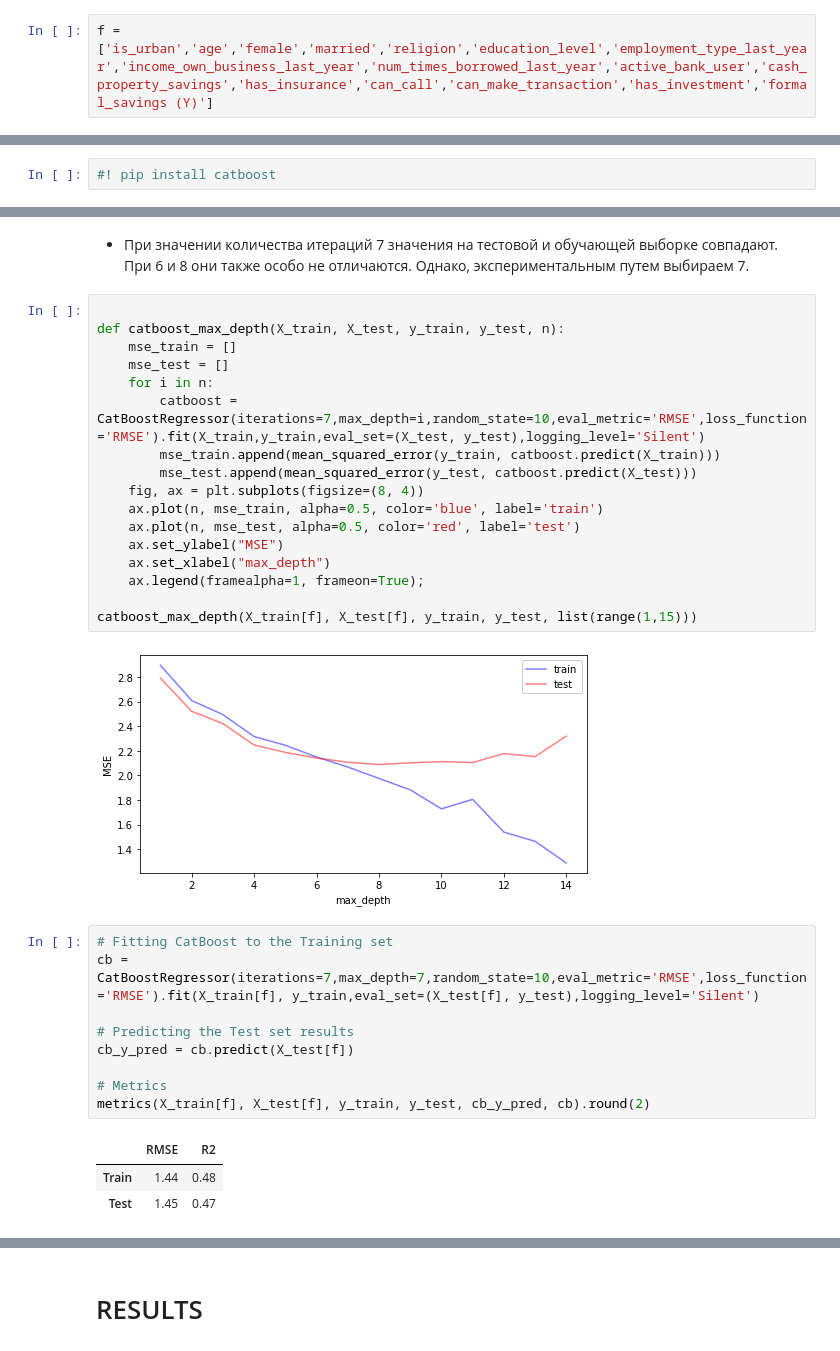
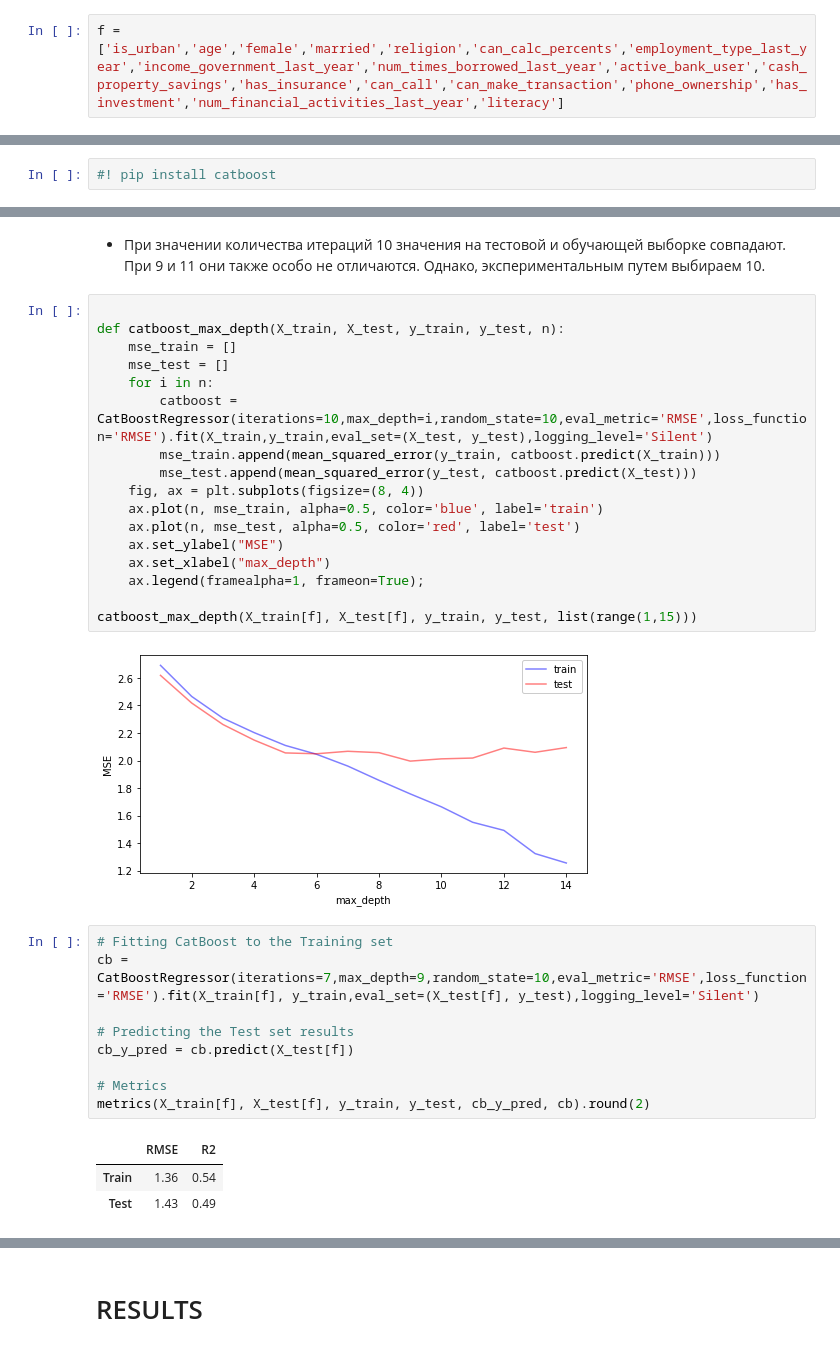
Before and after one commit to Danil181099/Python, a Jupyter notebook: tree_and_forest.ipynb, the cells around one changed output, grey strips where cells are left out. Saved outputs shown, nothing was run; the diff lists cells and outputs as text.

```diff
--- a/tree_and_forest.ipynb
+++ b/tree_and_forest.ipynb
@@ -28,7 +28,7 @@ def metrics(X_train, X_test, y_train, y_test, y_pred, model):
 # %% [markdown]
 * создана функция чтобы одновременно вычислять соответствующие метрики.
 # %%
-f = ['is_urban','age','female','married','religion','education_level','employment_type_last_year','income_own_business_last_year','num_times_borrowed_last_year','active_bank_user','cash_property_savings','has_insurance','can_call','can_make_transaction','has_investment','formal_savings (Y)']
+f = ['is_urban','age','female','married','religion','can_calc_percents','employment_type_last_year','income_government_last_year','num_times_borrowed_last_year','active_bank_user','cash_property_savings','has_insurance','can_call','can_make_transaction','phone_ownership','has_investment','num_financial_activities_last_year','literacy']
 # %% [markdown]
 * переменная f содержит в себе наиболее значимые предикторы.
 # %% [markdown]
@@ -182,27 +183,27 @@ catboost_best_n_estimator(X_train[f], X_test[f], y_train, y_test, list(range(1,1
 # %% [markdown]
-* При значении количества итераций 7 значения на тестовой и обучающей выборке совпадают. При 6 и 8 они также особо не отличаются. Однако, экспериментальным путем выбираем 7.
+* При значении количества итераций 10 значения на тестовой и обучающей выборке совпадают. При 9 и 11 они также особо не отличаются. Однако, экспериментальным путем выбираем 10.
 # %%
 
 def catboost_max_depth(X_train, X_test, y_train, y_test, n):
     mse_train = []
     mse_test = []
     for i in n:
-        catboost = CatBoostRegressor(iterations=7,max_depth=i,random_state=10,eval_metric='RMSE',loss_function='RMSE').fit(X_train,y_train,eval_set=(X_test, y_test),logging_level='Silent')
+        catboost = CatBoostRegressor(iterations=10,max_depth=i,random_state=10,eval_metric='RMSE',loss_function='RMSE').fit(X_train,y_train,eval_set=(X_test, y_test),logging_level='Silent')
         mse_train.append(mean_squared_error(y_train, catboost.predict(X_train)))
         mse_test.append(mean_squared_error(y_test, catboost.predict(X_test)))
     fig, ax = plt.subplots(figsize=(8, 4))
     ax.plot(n, mse_train, alpha=0.5, color='blue', label='train')
     ax.plot(n, mse_test, alpha=0.5, color='red', label='test')
     ax.set_ylabel("MSE")
     ax.set_xlabel("max_depth")
     ax.legend(framealpha=1, frameon=True);
 
 catboost_max_depth(X_train[f], X_test[f], y_train, y_test, list(range(1,15)))
 # %% [output]
-[figure, old version]
+[figure, new version]
 # %%
 # Fitting CatBoost to the Training set
-cb = CatBoostRegressor(iterations=7,max_depth=7,random_state=10,eval_metric='RMSE',loss_function='RMSE').fit(X_train[f], y_train,eval_set=(X_test[f], y_test),logging_level='Silent')
+cb = CatBoostRegressor(iterations=7,max_depth=9,random_state=10,eval_metric='RMSE',loss_function='RMSE').fit(X_train[f], y_train,eval_set=(X_test[f], y_test),logging_level='Silent')
 
 # Predicting the Test set results
 cb_y_pred = cb.predict(X_test[f])
@@ -211,6 +212,6 @@ cb_y_pred = cb.predict(X_test[f])
 metrics(X_train[f], X_test[f], y_train, y_test, cb_y_pred, cb).round(2)
 # %% [output]
 |  | RMSE | R2 |
-| Train | 1.44 | 0.48 |
-| Test | 1.45 | 0.47 |
+| Train | 1.36 | 0.54 |
+| Test | 1.43 | 0.49 |
 # %% [markdown]
```
Also changed, not shown: parts of 19 cells of this notebook, 4 other files.
